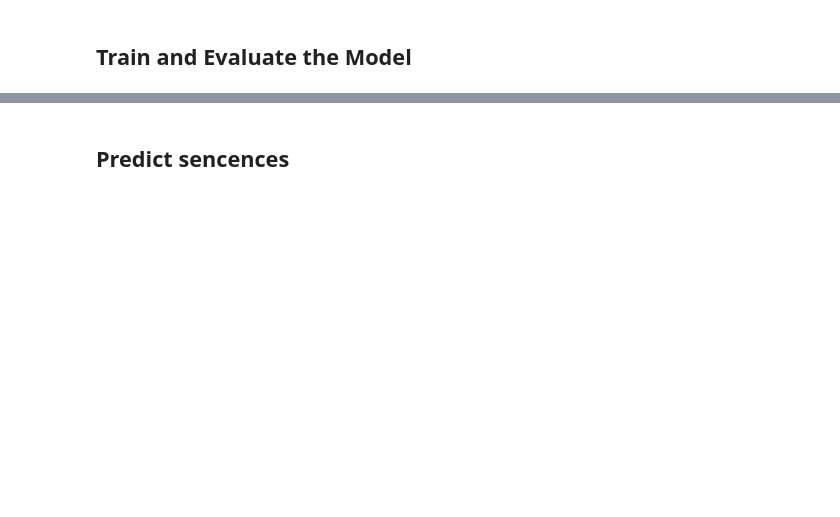
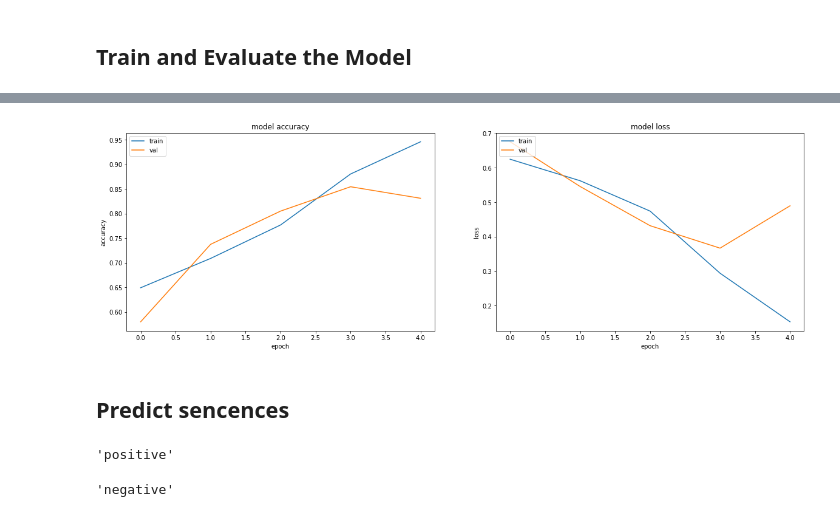
Before and after one commit to flych3r/dive-into-deep-learning, a Jupyter notebook: 16_word2vec_fasttext_glove/03_sentiment_analysis.ipynb, the cells around one changed output, grey strips where cells are left out. Drawn from its saved outputs; the diff is of its cells as text; code cells hidden in the pictures; blank space fills up the shorter version.

Commit message:
executed sentiment analisys notebook

```diff
--- a/16_word2vec_fasttext_glove/03_sentiment_analysis.ipynb
+++ b/16_word2vec_fasttext_glove/03_sentiment_analysis.ipynb
@@ -114,7 +161,7 @@ model.layers[0].weights[0][0:2]
 ## Train and Evaluate the Model
 # %%
 num_epochs = 5
-model.fit(
+hist = model.fit(
     train_iter, steps_per_epoch=train_steps,
     validation_data=test_iter, validation_steps=test_steps,
     epochs=5
@@ -122,3 +180,7 @@ model.fit(
+# %%
+plot_history(hist, 'accuracy')
+# %% [output]
+[figure, added]
 # %% [markdown]
 ## Predict sencences
 # %%
@@ -127,6 +189,10 @@ def predict_sentiment(net, vocab, sentence):
     label = np.argmax(net(sentence.reshape((1, -1))), axis=1)
     return 'positive' if label == 1 else 'negative'
 # %%
-predict_sentiment(net, vocab, 'this movie is so great')
+predict_sentiment(model, vocab, 'this movie is so great')
+# %% [output]
+'positive'
 # %%
-predict_sentiment(net, vocab, 'this movie is so bad')
+predict_sentiment(model, vocab, 'this movie is so bad')
+# %% [output]
+'negative'
```
Also changed, not shown: parts of 7 cells of this notebook.
